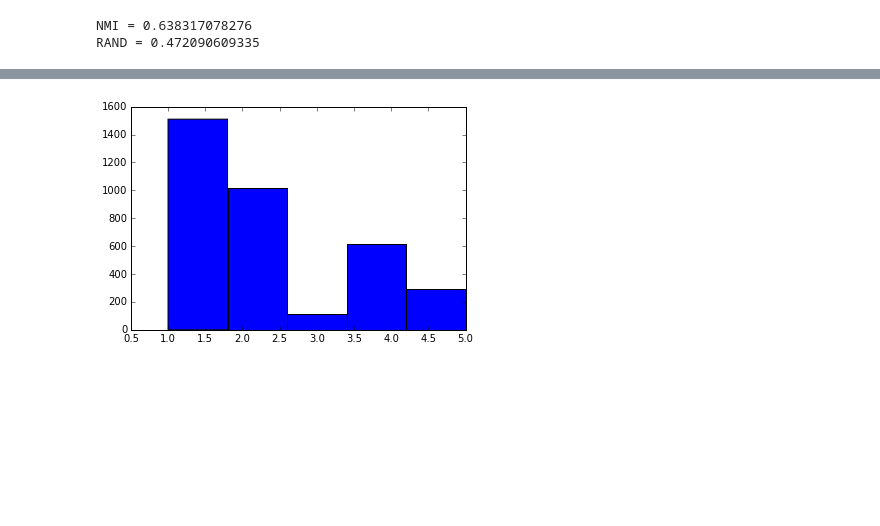
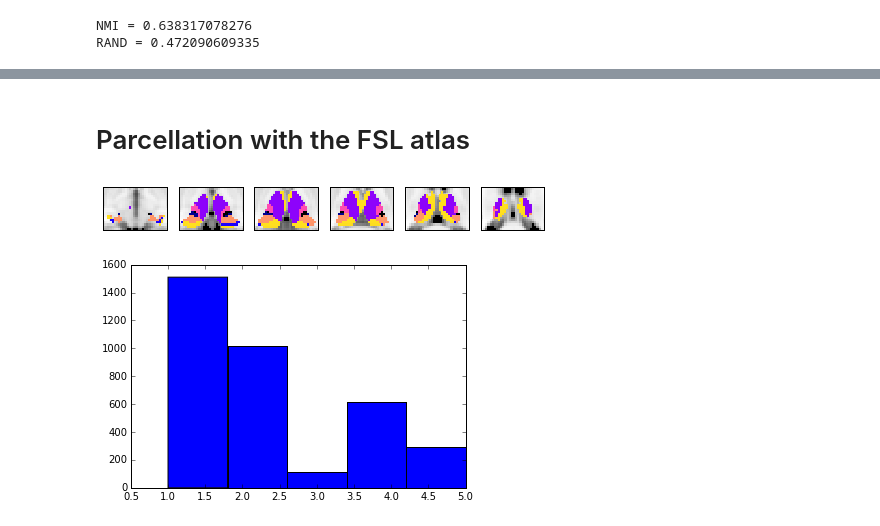
Before and after one commit to kaihwang/FuncParcel, a Jupyter notebook: Visualize_WTA_maps.ipynb, the cells around one changed output, grey strips where cells are left out. Cells and saved outputs as stored; diff of their text form; code cells hidden in the pictures; blank space fills up the shorter version.

```diff
--- a/Visualize_WTA_maps.ipynb
+++ b/Visualize_WTA_maps.ipynb
@@ -119,3 +131,12 @@ visualize_parcellation(MGH_CIs, cmap, 'Data/NKI_CI_WTA_Tha_Parcel.png')
+# %% [markdown]
+# Parcellation with the FSL atlas
+# %%
+cmap = 'gnuplot2'
+FSL_ana = np.loadtxt('/home/despoB/connectome-thalamus/Thalamic_parcel/fsl_thalamus_ana_parcel')
+FSL_ana[mask_value]=0
+visualize_parcellation(FSL_ana, cmap, 'Data/FSL_ana_Parcel.png')
+# %% [output]
+[figure, added]
 # %%
 NKIadjmat = np.loadtxt('/home/despoB/connectome-thalamus/Thalamic_parcel/NKI_mx_645_cortex_plus_thalamus_parcorrmatavg')
 MGHadjmat = np.loadtxt('/home/despoB/connectome-thalamus/Thalamic_parcel/MGH_cortex_plus_thalamus_parcorrmatavg')
```
Also changed, not shown: parts of 28 cells of this notebook.
